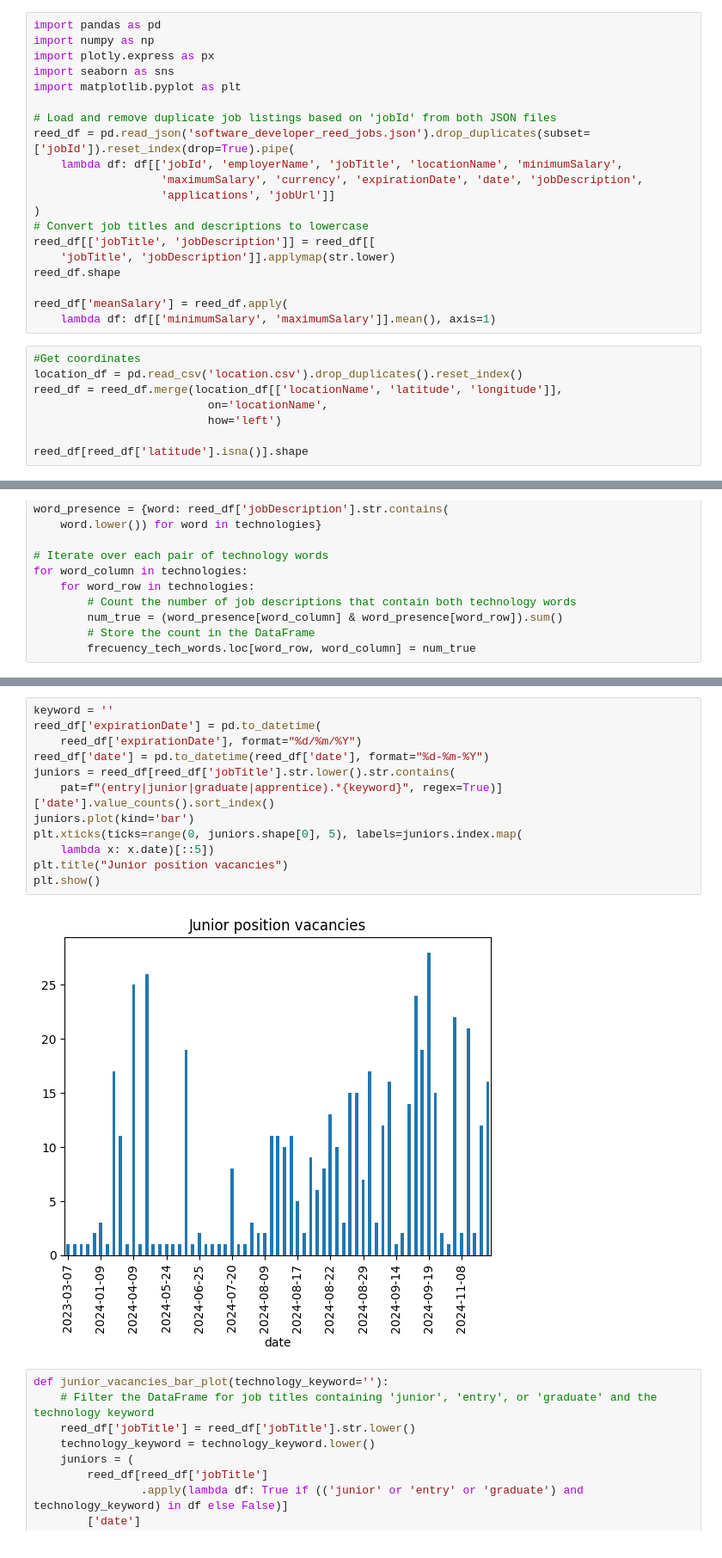
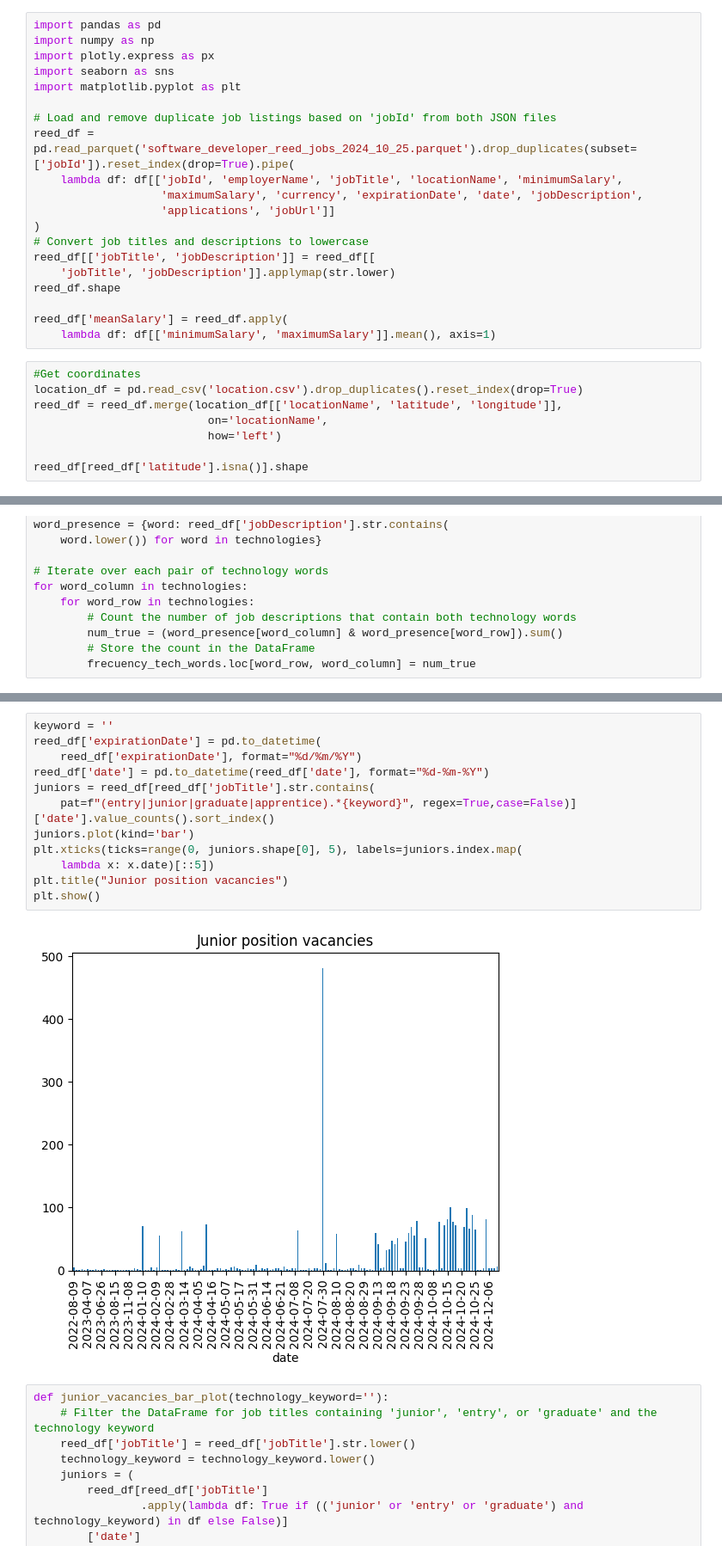
Before and after one commit to ManuelJua/jobs_scraper, a Jupyter notebook: reed_analysis.ipynb, the cells around one changed output, grey strips where cells are left out. Shown at 86% size. Drawn from its saved outputs; the diff is of its cells as text.

Commit message:
Update dataset and locations.csv file

```diff
--- a/reed_analysis.ipynb
+++ b/reed_analysis.ipynb
@@ -6,7 +6,7 @@ import seaborn as sns
 import matplotlib.pyplot as plt
 
 # Load and remove duplicate job listings based on 'jobId' from both JSON files
-reed_df = pd.read_json('software_developer_reed_jobs.json').drop_duplicates(subset=['jobId']).reset_index(drop=True).pipe(
+reed_df = pd.read_parquet('software_developer_reed_jobs_2024_10_25.parquet').drop_duplicates(subset=['jobId']).reset_index(drop=True).pipe(
     lambda df: df[['jobId', 'employerName', 'jobTitle', 'locationName', 'minimumSalary',
                    'maximumSalary', 'currency', 'expirationDate', 'date', 'jobDescription',
                    'applications', 'jobUrl']]
@@ -20,7 +20,7 @@ reed_df['meanSalary'] = reed_df.apply(
     lambda df: df[['minimumSalary', 'maximumSalary']].mean(), axis=1)
 # %%
 #Get coordinates
-location_df = pd.read_csv('location.csv').drop_duplicates().reset_index()
+location_df = pd.read_csv('location.csv').drop_duplicates().reset_index(drop=True)
 reed_df = reed_df.merge(location_df[['locationName', 'latitude', 'longitude']],
                           on='locationName',
                           how='left')
@@ -183,17 +198,17 @@ plt.show()
 # %%
 keyword = ''
 reed_df['expirationDate'] = pd.to_datetime(
     reed_df['expirationDate'], format="%d/%m/%Y")
 reed_df['date'] = pd.to_datetime(reed_df['date'], format="%d-%m-%Y")
-juniors = reed_df[reed_df['jobTitle'].str.lower().str.contains(
-    pat=f"(entry|junior|graduate|apprentice).*{keyword}", regex=True)]['date'].value_counts().sort_index()
+juniors = reed_df[reed_df['jobTitle'].str.contains(
+    pat=f"(entry|junior|graduate|apprentice).*{keyword}", regex=True,case=False)]['date'].value_counts().sort_index()
 juniors.plot(kind='bar')
 plt.xticks(ticks=range(0, juniors.shape[0], 5), labels=juniors.index.map(
     lambda x: x.date)[::5])
 plt.title("Junior position vacancies")
 plt.show()
 # %% [output]
-[figure, old version]
+[figure, new version]
 # %%
 def junior_vacancies_bar_plot(technology_keyword=''):
     # Filter the DataFrame for job titles containing 'junior', 'entry', or 'graduate' and the technology keyword
```
Also changed, not shown: parts of 10 cells of this notebook, 4 other files.
